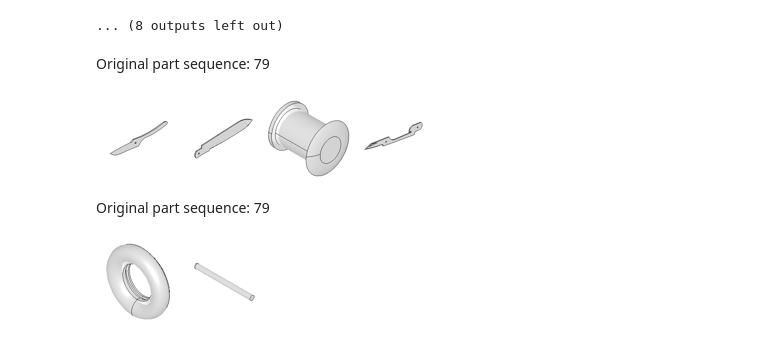
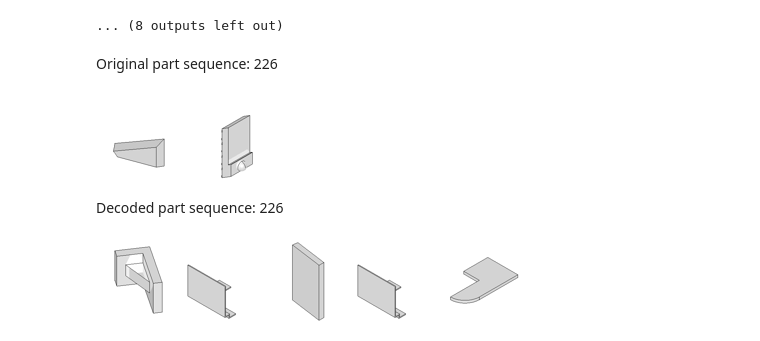
Before and after one commit to gymbeijing/mechanism-identification-public, a Jupyter notebook: search_parts.ipynb, the cells around one changed output. Drawn from its saved outputs; the diff is of its cells as text; code cells hidden in the pictures.

```diff
--- a/search_parts.ipynb
+++ b/search_parts.ipynb
@@ -174,7 +165,6 @@ def find_part(emb, ind):
     aid = '_'.join(img_name.split('_')[1:3])
     constraint_indices = aid_to_part_indice_map[aid]
     part_idx = find_closest(emb, constraint_indices)
-    part_idx  # TBD: Unsure about the returned datatype
 
     return part_idx
 # %%
@@ -214,0 +207,28 @@ all_decoded_seq_list[45]
+# %%
+def compute_decoded_seq(seq_idx, seq, indices):
+    decoded_seq = []
+    total_dist = 0.0
+    total = 0
+    for j, emb in enumerate(seq):
+        if all_rec_norm_list[seq_idx][j] < eps:   # if norm < eps, stop decoding, should check on the first(central) part?
+            break
+        if len(indices)==0:
+            break
+        idx, local_dist = find_closest(emb, indices)
+        decoded_seq.append(idx)
+        total_dist += local_dist
+        print(indices)
+        print(idx)
+        indices.remove(idx)
+        total += 1
+
+    return decoded_seq, total_dist / total if total != 0 else 100000
+# %%
+all_decoded_seq_list = []
+for i, seq in tqdm(enumerate(rec_seq[:1, :, :])):
+    all_decoded_seq_dict = dict()   # decoded_seq_within_aid: avg_dist
+    for aid, indices in tqdm(aid_to_part_indice_map.items()):
+#         print(indices)
+        decoded_seq, avg_dist = compute_decoded_seq(i, seq, indices.copy())
+        all_decoded_seq_dict[aid] = (decoded_seq, avg_dist)
+    all_decodede_seq_list.append(all_decoded_seq_dict)
@@ -326,31 +362,30 @@ Reconstructed part sequence: 49, decoded part sequence: 5
 ... (8 outputs left out)
 # %%
 vid = '00'
-rec_seq_idx = 79
+rec_seq_idx = 226
 
 img_md_list = []
 for img_idx in all_ori_closest_emb_list[rec_seq_idx]:
     img_md = all_md[img_idx]
     img_md_list.append(img_md)
 
-    img_name_list = extend_metadata_to_filepath(img_md_list, vid)
+img_name_list = extend_metadata_to_filepath(img_md_list, vid)
 
 display_image_grid(f'Original part sequence: {rec_seq_idx}', img_name_list)
+
+# vid = '00'
+# rec_seq_idx = 79
+
+img_md_list = []
+for img_idx in all_rec_closest_emb_list[rec_seq_idx]:
+    img_md = all_md[img_idx]
+    img_md_list.append(img_md)
+
+img_name_list = extend_metadata_to_filepath(img_md_list, vid)
+
+display_image_grid(f'Decoded part sequence: {rec_seq_idx}', img_name_list)
 # %% [output]
-Original part sequence: 79
+Original part sequence: 226
-[figure, old version]
+[figure, new version]
+Decoded part sequence: 226
+[figure, added]
-# %%
-vid = '00'
-rec_seq_idx = 79
-
-img_md_list = []
-for img_idx in all_rec_closest_emb_list[rec_seq_idx]:
-    img_md = all_md[img_idx]
-    img_md_list.append(img_md)
-
-    img_name_list = extend_metadata_to_filepath(img_md_list, vid)
-
-display_image_grid(f'Original part sequence: {rec_seq_idx}', img_name_list)
-# %% [output]
-Original part sequence: 79
-[figure, removed]
```
Also changed, not shown: parts of 19 cells of this notebook.
